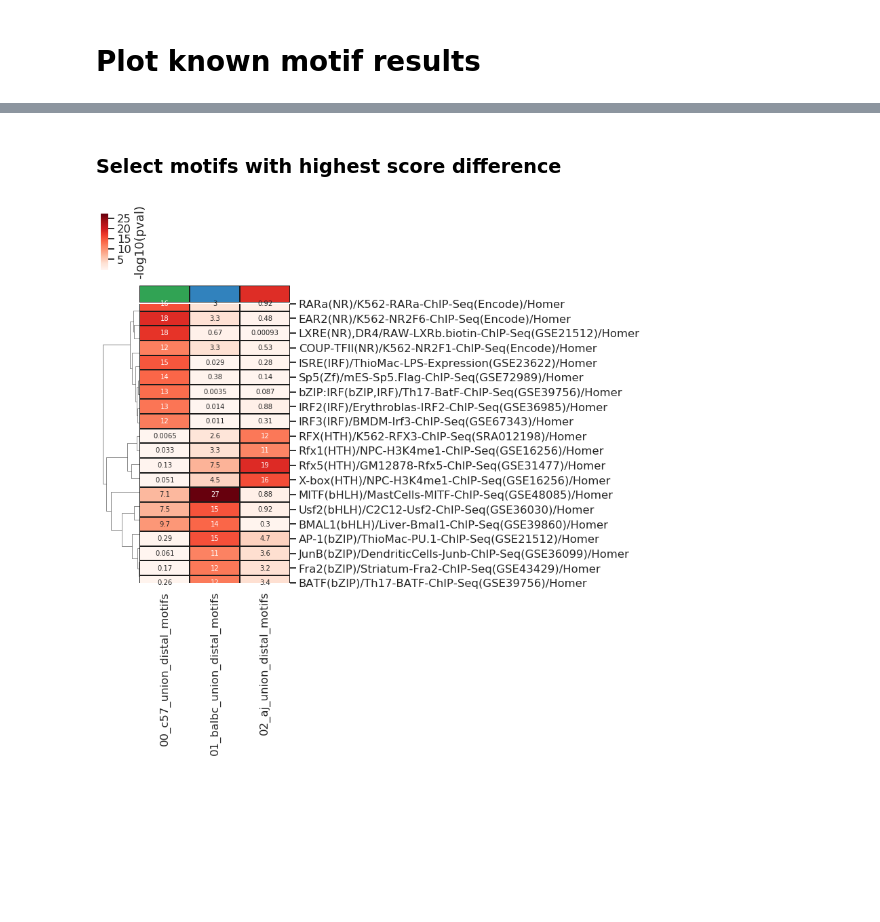
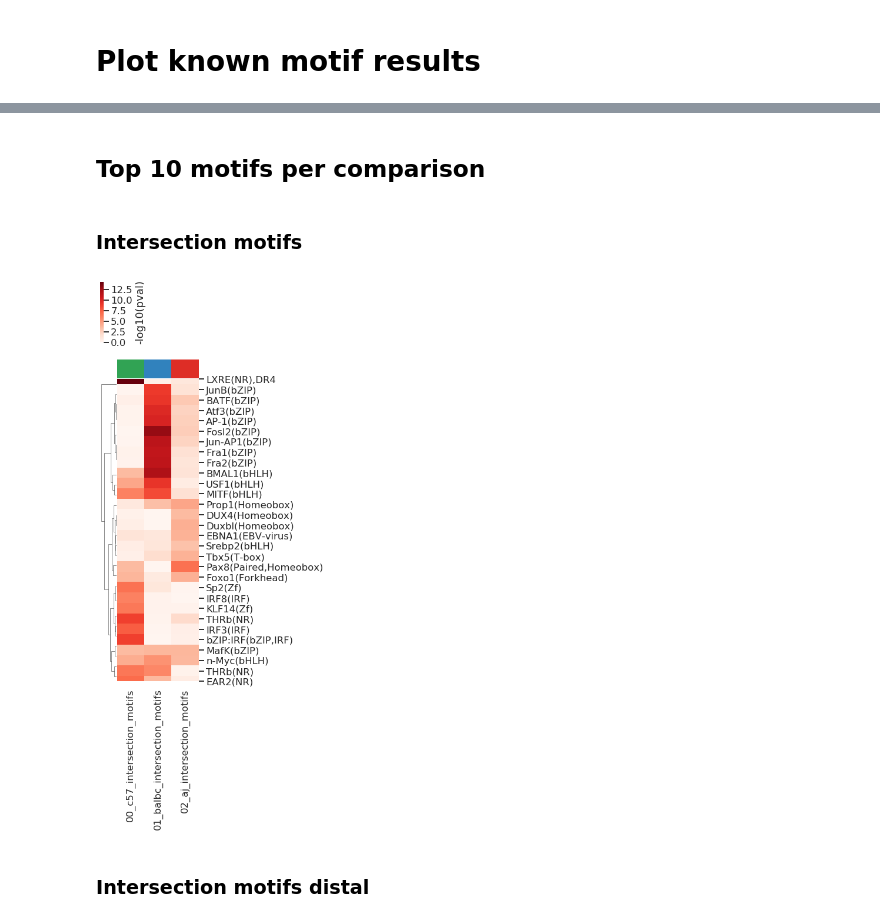
Before and after one commit to HunterBennett/strains, a Jupyter notebook: results/00_Strains_Control_H3K27Ac_04b_Homer_FigurePlots.ipynb, the cells around one changed output, grey strips where cells are left out. Drawn from its saved outputs; the diff is of its cells as text; code cells hidden in the pictures; blank space fills up the shorter version.

```diff
--- a/results/00_Strains_Control_H3K27Ac_04b_Homer_FigurePlots.ipynb
+++ b/results/00_Strains_Control_H3K27Ac_04b_Homer_FigurePlots.ipynb
@@ -76,0 +43,2 @@ known_motif_pval_frame.to_csv('./homer_known_motifs_log.txt', sep='\t')
+# %%
+known_motif_pval_frame = pd.read_csv('./homer_known_motifs_log.txt', sep='\t', index_col=0)
@@ -256,21 +56,38 @@ plt.savefig('./figures/known_motif_strain_specific_union_distal_enhancers.png',
-# %% [markdown]
-### Select motifs with highest score difference
-# %%
-sns.clustermap(
-    -tmp_frame.loc[(tmp_frame.max(1)-tmp_frame.min(1)).sort_values(ascending=False).index.tolist(), :].head(20),
-    cmap='Reds',
-    linewidths=1,
-    linecolor='k',
-    annot=True,
-    cbar_kws={'label': '-log10(pval)'},
-    col_cluster=False,
-    # square=True,
-    # center=0,
-    # ax=ax,
-    col_colors=['#31a354', '#3182bd', '#de2d26'],
-    figsize=(5,10))
-
-plt.savefig('./figures/known_motif_strain_specific_union_rankdiff_distal_enhancers.png',
-            bbox_inches='tight')
-# %% [output]
-[figure, removed]
+# %% [markdown]
+## Top 10 motifs per comparison
+# %% [markdown]
+### Intersection motifs
+# %%
+n_motifs = 10
+motif_list = []
+tmp_frame = known_motif_pval_frame.loc[:, known_motif_pval_frame.columns.str.contains('intersection')]
+tmp_frame = tmp_frame.loc[:, ~tmp_frame.columns.str.contains('distal')]
+#clean up rows for tmp frame
+tmp_frame.index = tmp_frame.index.str.split('/').str[0]
+
+for i in tmp_frame.columns:
+    motif_list.extend(tmp_frame.sort_values(i, ascending=True).index.tolist()[:n_motifs])
+motif_list = set(motif_list)
+
+cm = sns.clustermap(
+    -tmp_frame.loc[motif_list, :],
+    cmap='Reds',
+    # linewidths=1,
+    # linecolor='k',
+    # annot=True,
+    cbar_kws={'label': '-log10(pval)'},
+    col_cluster=False,
+    # square=True,
+    # center=0,
+    # ax=ax,
+    col_colors=['#31a354', '#3182bd', '#de2d26'],
+    yticklabels=1,
+    figsize=(3,12.5))
+
+plt.savefig('./fancy_figures/homer_enrichedmotifs_top10perstrain_intersection_enhancers.png',
+            dpi=300,
+            bbox_inches='tight')
+# %% [output]
+[figure, added]
+# %% [markdown]
+### Intersection motifs distal
```
Also changed, not shown: parts of 34 cells of this notebook, 2 other files.
